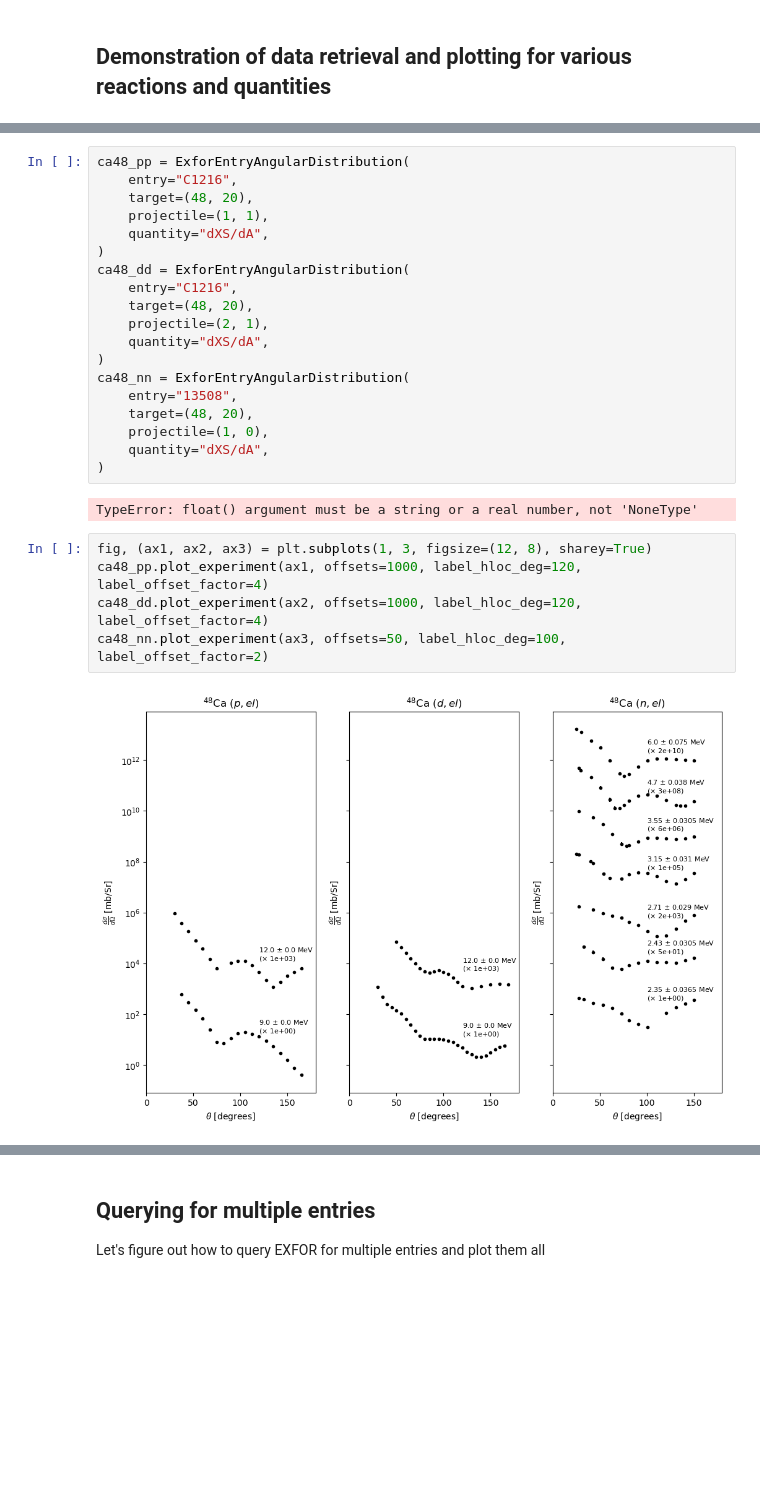
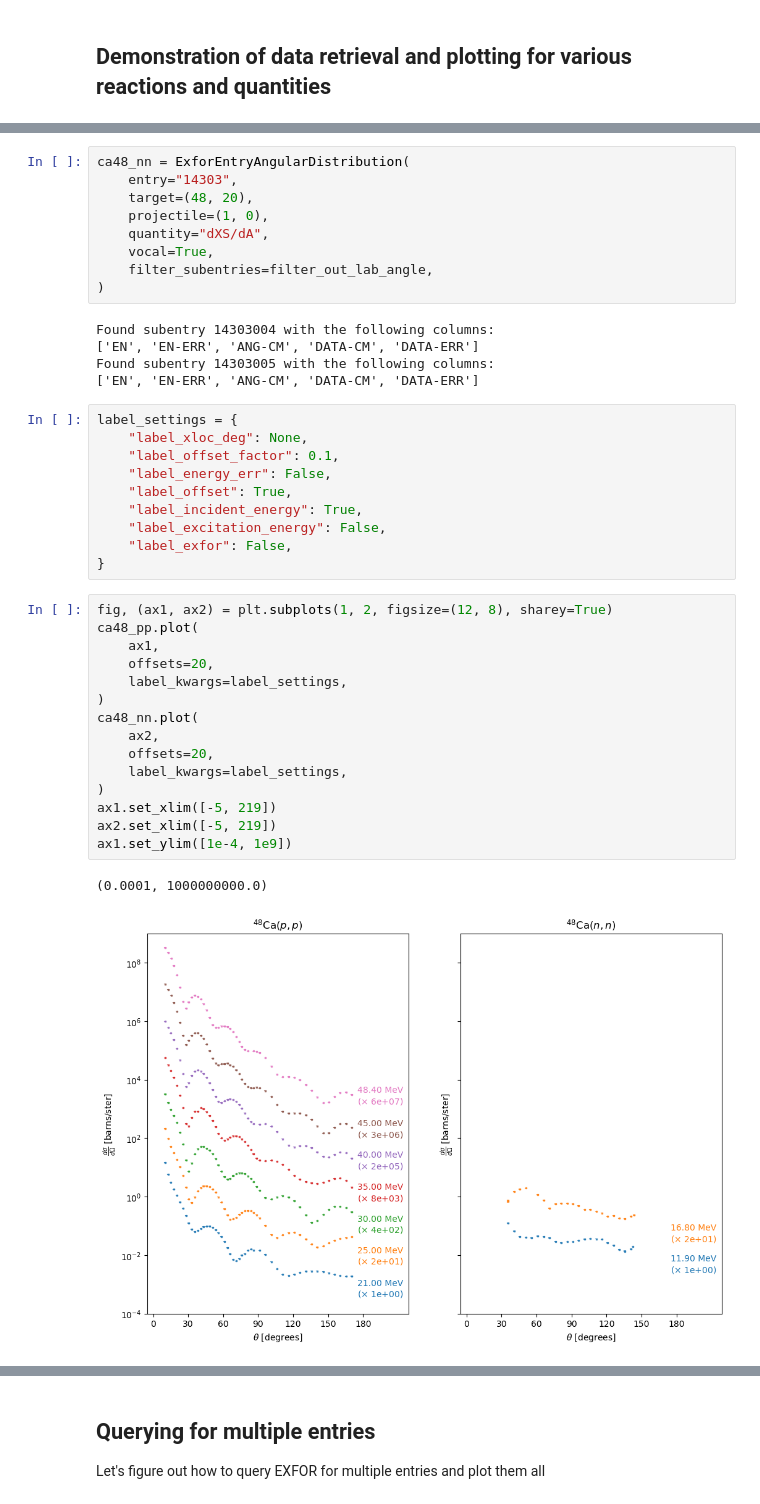
Before and after one commit to beykyle/exfor_tools, a Jupyter notebook: examples/plotting_differential_xs.ipynb, the cells around one changed output, grey strips where cells are left out. Cells and saved outputs as stored; diff of their text form; blank space fills up the shorter version.

```diff
--- a/examples/plotting_differential_xs.ipynb
+++ b/examples/plotting_differential_xs.ipynb
@@ -16,29 +30,43 @@ Using database version x4i3_X4-2023-04-29 located in: /home/beyerk/mambaforge/en
 # %%
-ca48_pp = ExforEntryAngularDistribution(
-    entry="C1216",
-    target=(48, 20),
-    projectile=(1, 1),
-    quantity="dXS/dA",
-)
-ca48_dd = ExforEntryAngularDistribution(
-    entry="C1216",
-    target=(48, 20),
-    projectile=(2, 1),
-    quantity="dXS/dA",
-)
 ca48_nn = ExforEntryAngularDistribution(
-    entry="13508",
+    entry="14303",
     target=(48, 20),
     projectile=(1, 0),
     quantity="dXS/dA",
+    vocal=True,
+    filter_subentries=filter_out_lab_angle,
 )
 # %% [output]
-TypeError: float() argument must be a string or a real number, not 'NoneType'
+Found subentry 14303004 with the following columns:
+['EN', 'EN-ERR', 'ANG-CM', 'DATA-CM', 'DATA-ERR']
+Found subentry 14303005 with the following columns:
+['EN', 'EN-ERR', 'ANG-CM', 'DATA-CM', 'DATA-ERR']
+# %%
+label_settings = {
+    "label_xloc_deg": None,
+    "label_offset_factor": 0.1,
+    "label_energy_err": False,
+    "label_offset": True,
+    "label_incident_energy": True,
+    "label_excitation_energy": False,
+    "label_exfor": False,
+}
 # %%
-fig, (ax1, ax2, ax3) = plt.subplots(1, 3, figsize=(12, 8), sharey=True)
-ca48_pp.plot_experiment(ax1, offsets=1000, label_hloc_deg=120, label_offset_factor=4)
-ca48_dd.plot_experiment(ax2, offsets=1000, label_hloc_deg=120, label_offset_factor=4)
-ca48_nn.plot_experiment(ax3, offsets=50, label_hloc_deg=100, label_offset_factor=2)
+fig, (ax1, ax2) = plt.subplots(1, 2, figsize=(12, 8), sharey=True)
+ca48_pp.plot(
+    ax1,
+    offsets=20,
+    label_kwargs=label_settings,
+)
+ca48_nn.plot(
+    ax2,
+    offsets=20,
+    label_kwargs=label_settings,
+)
+ax1.set_xlim([-5, 219])
+ax2.set_xlim([-5, 219])
+ax1.set_ylim([1e-4, 1e9])
 # %% [output]
+(0.0001, 1000000000.0)
-[figure, old version]
+[figure, new version]
 # %%
```
Also changed, not shown: parts of 16 cells of this notebook, 4 other files.
